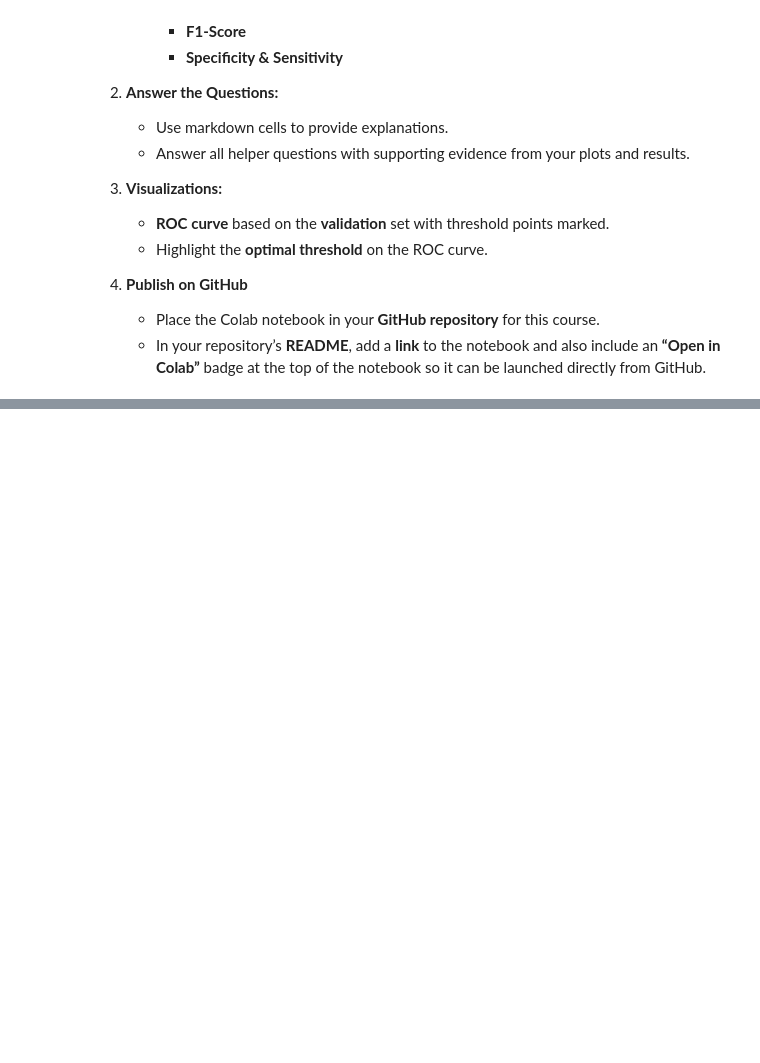
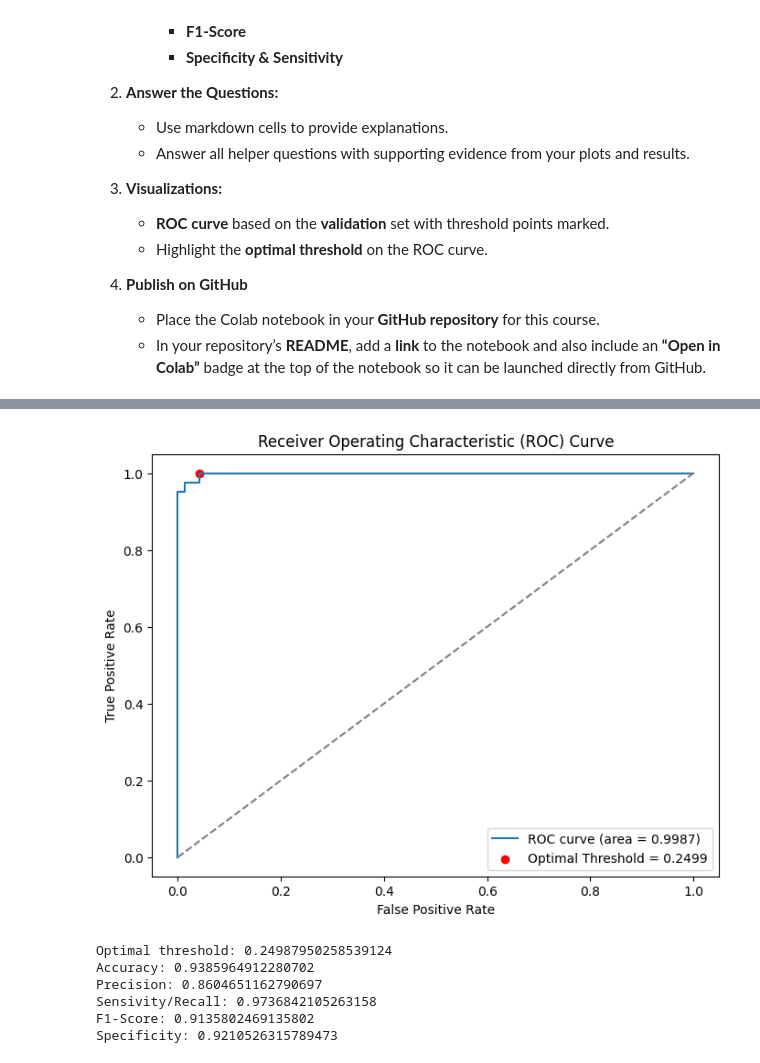
Before and after one commit to MichalSlowakiewicz/Machine-Learning, a Jupyter notebook: Homework3.ipynb, the cells around one changed output, grey strips where cells are left out. Drawn from its saved outputs; the diff is of its cells as text; code cells hidden in the pictures; blank space fills up the shorter version.

```diff
--- a/Homework3.ipynb
+++ b/Homework3.ipynb
@@ -205,0 +235,50 @@ Specificity: 0.9736842105263158
+# %%
+# new optimal threshold
+optimal_threshold = thresholds[np.argmax(tpr)]
+
+# plotting ROC curve again, now with optimal threshold displayed
+plt.figure(figsize=(8,6))
+plt.plot(fpr, tpr, label=f'ROC curve (area = {roc_auc:.4f})')
+plt.scatter(fpr[np.argmax(tpr)], tpr[np.argmax(tpr)], color='red', label=f'Optimal Threshold = {optimal_threshold:.4f}')
+plt.plot([0, 1], [0, 1], linestyle='--', color='gray')
+plt.xlabel('False Positive Rate')
+plt.ylabel('True Positive Rate')
+plt.title('Receiver Operating Characteristic (ROC) Curve')
+plt.legend()
+plt.show()
+
+# predicting classes (0 or 1) for test set
+y_test_preds = logmodel.predict_proba(X_test)[:, 1]
+
+# predicting classes (0 or 1) for test set using optimal threshold
+y_test_preds2 = (y_test_preds >= optimal_threshold)
+y_test_preds2 = y_test_preds2.astype(int)
+
+
+## evaluating final model performance using metrics:
+
+# accuracy
+accuracy = accuracy_score(y_test, y_test_preds2)
+
+# precision & recall, f1-score
+precision, recall, f1, _ = precision_recall_fscore_support(y_test, y_test_preds2, average='binary')
+
+# sensitivity & specificity
+tn, fp, fn, tp = confusion_matrix(y_test, y_test_preds2).ravel()
+specificity = tn / (tn+fp)
+
+
+print('Optimal threshold:', optimal_threshold)
+print('Accuracy:', accuracy)
+print('Precision:', precision)
+print('Sensivity/Recall:', recall)
+print('F1-Score:', f1)
+print('Specificity:', specificity)
+# %% [output]
+[figure, added]
+Optimal threshold: 0.24987950258539124
+Accuracy: 0.9385964912280702
+Precision: 0.8604651162790697
+Sensivity/Recall: 0.9736842105263158
+F1-Score: 0.9135802469135802
+Specificity: 0.9210526315789473
```
Also changed, not shown: parts of 2 cells of this notebook.
